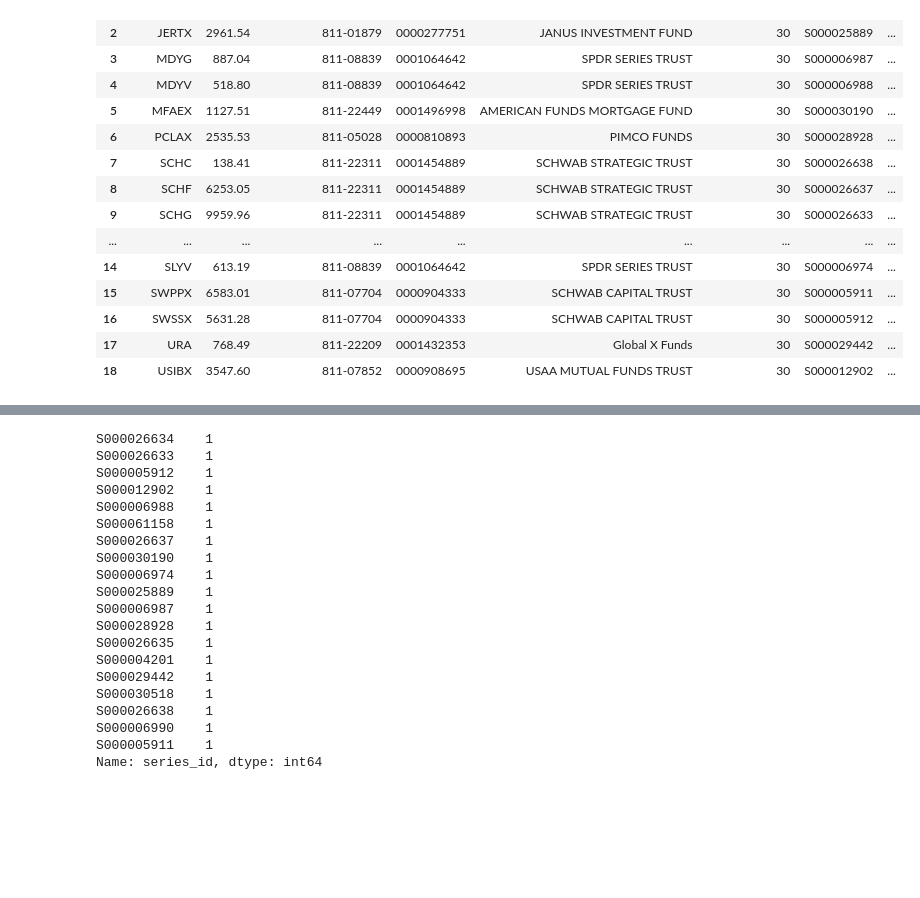
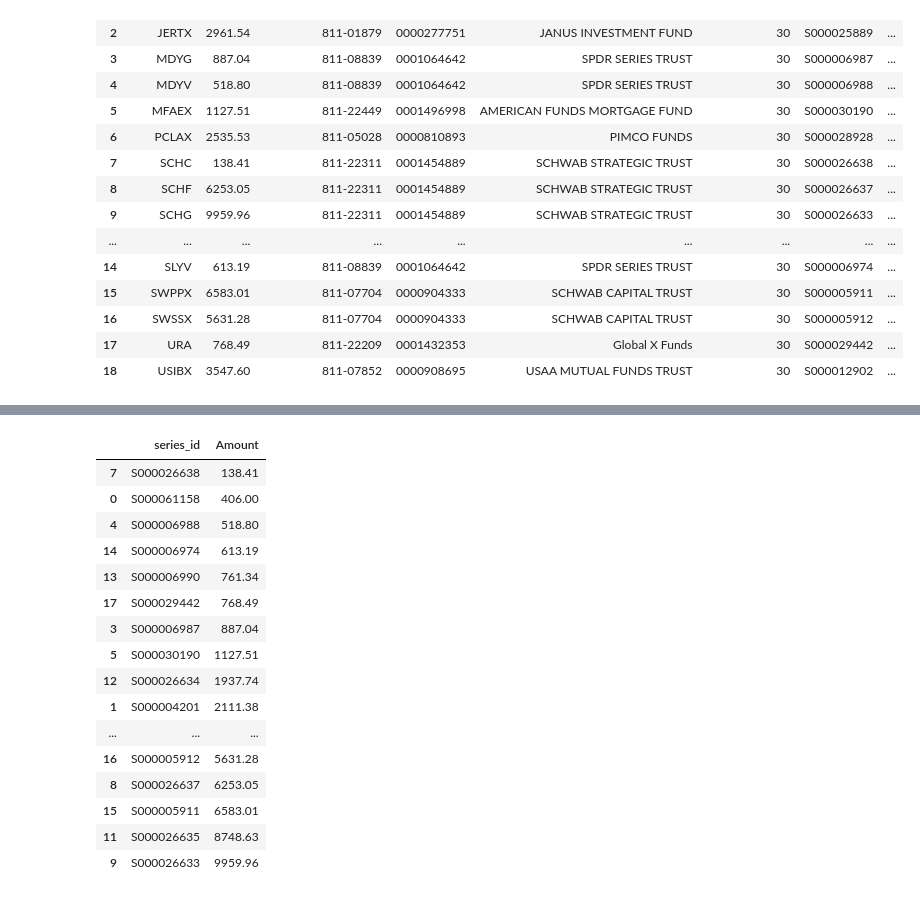
Before and after one commit to Polkaguy/SEC-NPORT-scrape, a Jupyter notebook: 05-Compare Holdings.ipynb, the cells around one changed output, grey strips where cells are left out. Drawn from its saved outputs; the diff is of its cells as text; code cells hidden in the pictures; blank space fills up the shorter version.

```diff
--- a/05-Compare Holdings.ipynb
+++ b/05-Compare Holdings.ipynb
@@ -339,23 +324,20 @@ S5912
 # %%
-secs['series_id'].value_counts()
+secs[['series_id','Amount']].sort_values('Amount')
 # %% [output]
-S000026634    1
-S000026633    1
-S000005912    1
-S000012902    1
-S000006988    1
-S000061158    1
-S000026637    1
-S000030190    1
-S000006974    1
-S000025889    1
-S000006987    1
-S000028928    1
-S000026635    1
-S000004201    1
-S000029442    1
-S000030518    1
-S000026638    1
-S000006990    1
-S000005911    1
-Name: series_id, dtype: int64
+|  | series_id | Amount |
+| 7 | S000026638 | 138.41 |
+| 0 | S000061158 | 406.00 |
+| 4 | S000006988 | 518.80 |
+| 14 | S000006974 | 613.19 |
+| 13 | S000006990 | 761.34 |
+| 17 | S000029442 | 768.49 |
+| 3 | S000006987 | 887.04 |
+| 5 | S000030190 | 1127.51 |
+| 12 | S000026634 | 1937.74 |
+| 1 | S000004201 | 2111.38 |
+| ... | ... | ... |
+| 16 | S000005912 | 5631.28 |
+| 8 | S000026637 | 6253.05 |
+| 15 | S000005911 | 6583.01 |
+| 11 | S000026635 | 8748.63 |
+| 9 | S000026633 | 9959.96 |
```
Also changed, not shown: parts of 16 cells of this notebook.
